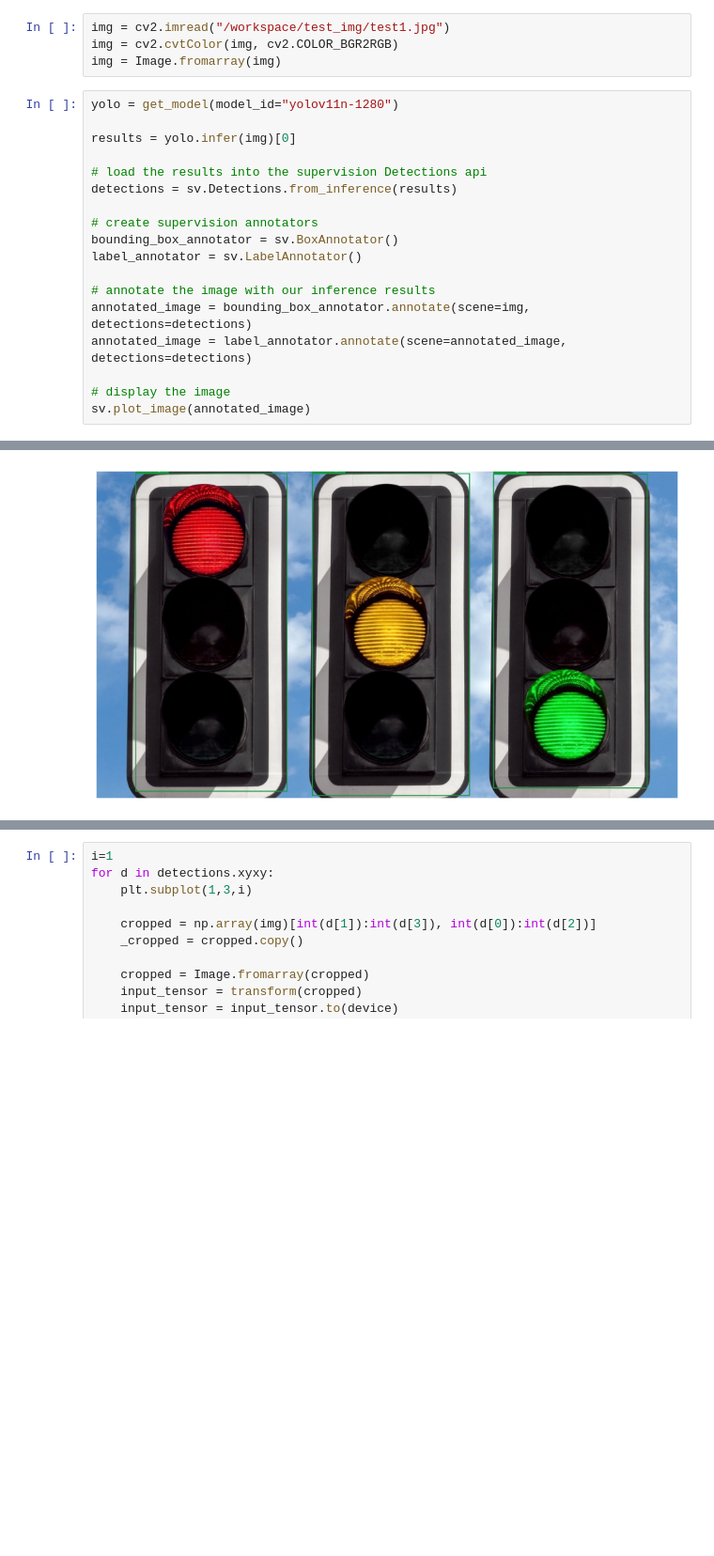
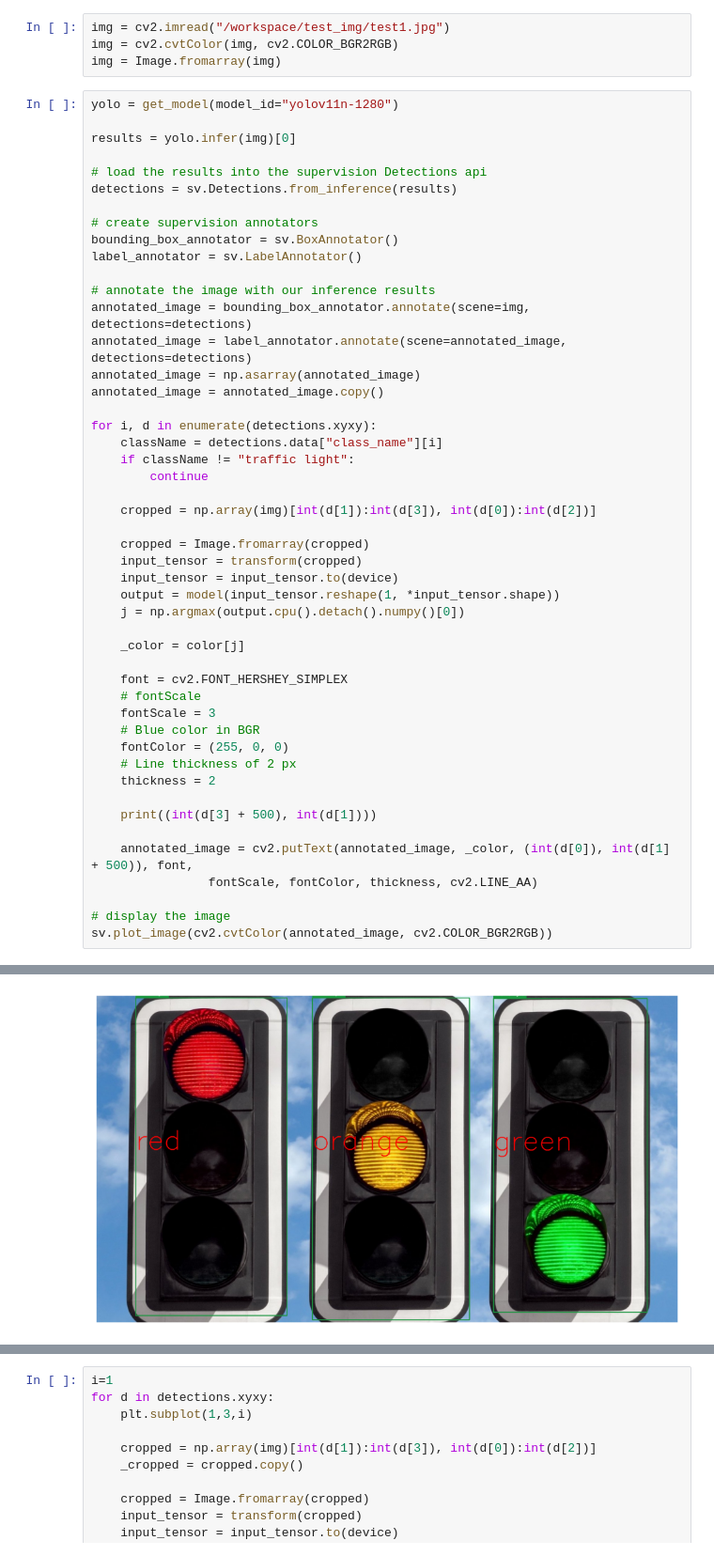
Before and after one commit to albertoZurini/UNITS-ComputerVision, a Jupyter notebook: 4_transfer_learning/4_yolo.ipynb, the cells around one changed output, grey strips where cells are left out. Shown at 94% size. Cells and saved outputs as stored; diff of their text form; blank space fills up the shorter version.

```diff
--- a/4_transfer_learning/4_yolo.ipynb
+++ b/4_transfer_learning/4_yolo.ipynb
@@ -85,7 +86,37 @@ label_annotator = sv.LabelAnnotator()
 # annotate the image with our inference results
 annotated_image = bounding_box_annotator.annotate(scene=img, detections=detections)
 annotated_image = label_annotator.annotate(scene=annotated_image, detections=detections)
+annotated_image = np.asarray(annotated_image)
+annotated_image = annotated_image.copy()
+
+for i, d in enumerate(detections.xyxy):
+    className = detections.data["class_name"][i]
+    if className != "traffic light":
+        continue
+
+    cropped = np.array(img)[int(d[1]):int(d[3]), int(d[0]):int(d[2])]
+
+    cropped = Image.fromarray(cropped)
+    input_tensor = transform(cropped)
+    input_tensor = input_tensor.to(device)
+    output = model(input_tensor.reshape(1, *input_tensor.shape))
+    j = np.argmax(output.cpu().detach().numpy()[0])
+
+    _color = color[j]
+
+    font = cv2.FONT_HERSHEY_SIMPLEX
+    # fontScale
+    fontScale = 3
+    # Blue color in BGR
+    fontColor = (255, 0, 0)
+    # Line thickness of 2 px
+    thickness = 2
+
+    print((int(d[3] + 500), int(d[1])))
+
+    annotated_image = cv2.putText(annotated_image, _color, (int(d[0]), int(d[1] + 500)), font,
+                fontScale, fontColor, thickness, cv2.LINE_AA)
 
 # display the image
-sv.plot_image(annotated_image)
+sv.plot_image(cv2.cvtColor(annotated_image, cv2.COLOR_BGR2RGB))
 # %% [output]
@@ -92 +129 @@ sv.plot_image(annotated_image)
-[figure, old version]
+[figure, new version]
```
Also changed, not shown: parts of 15 cells of this notebook, 8 other files.
